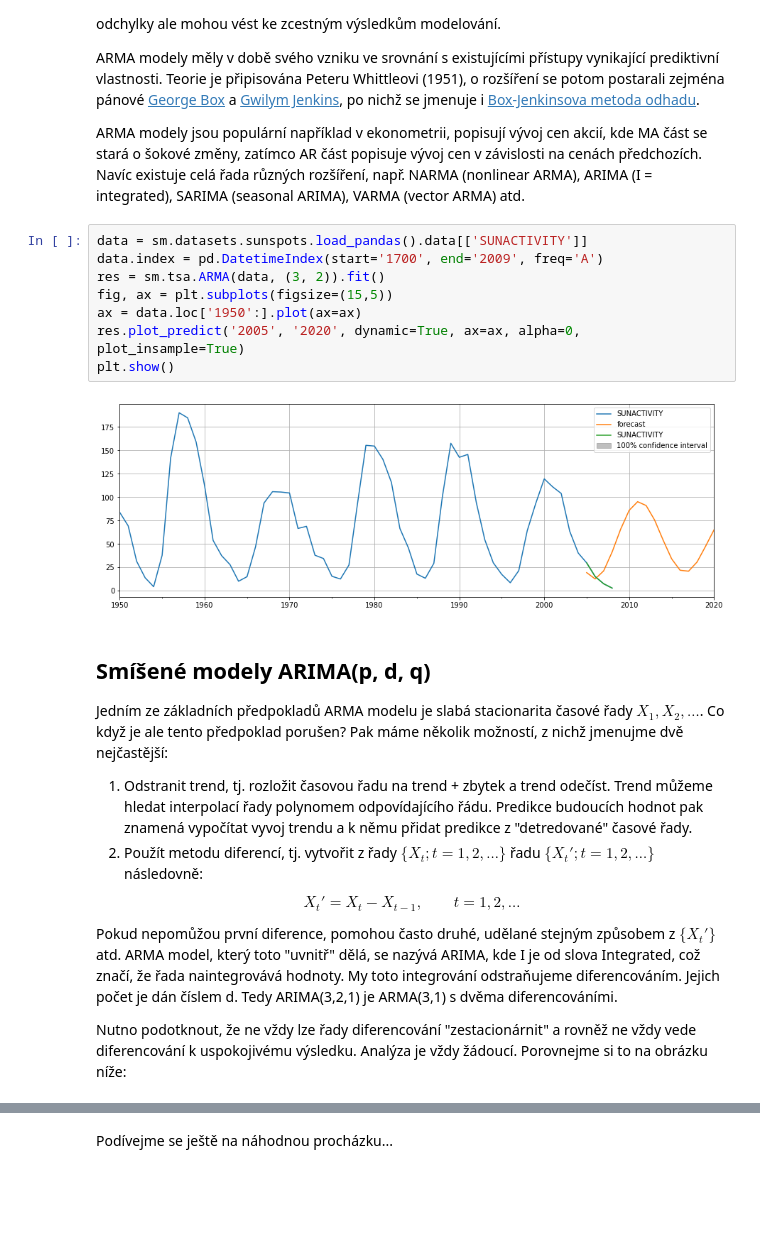
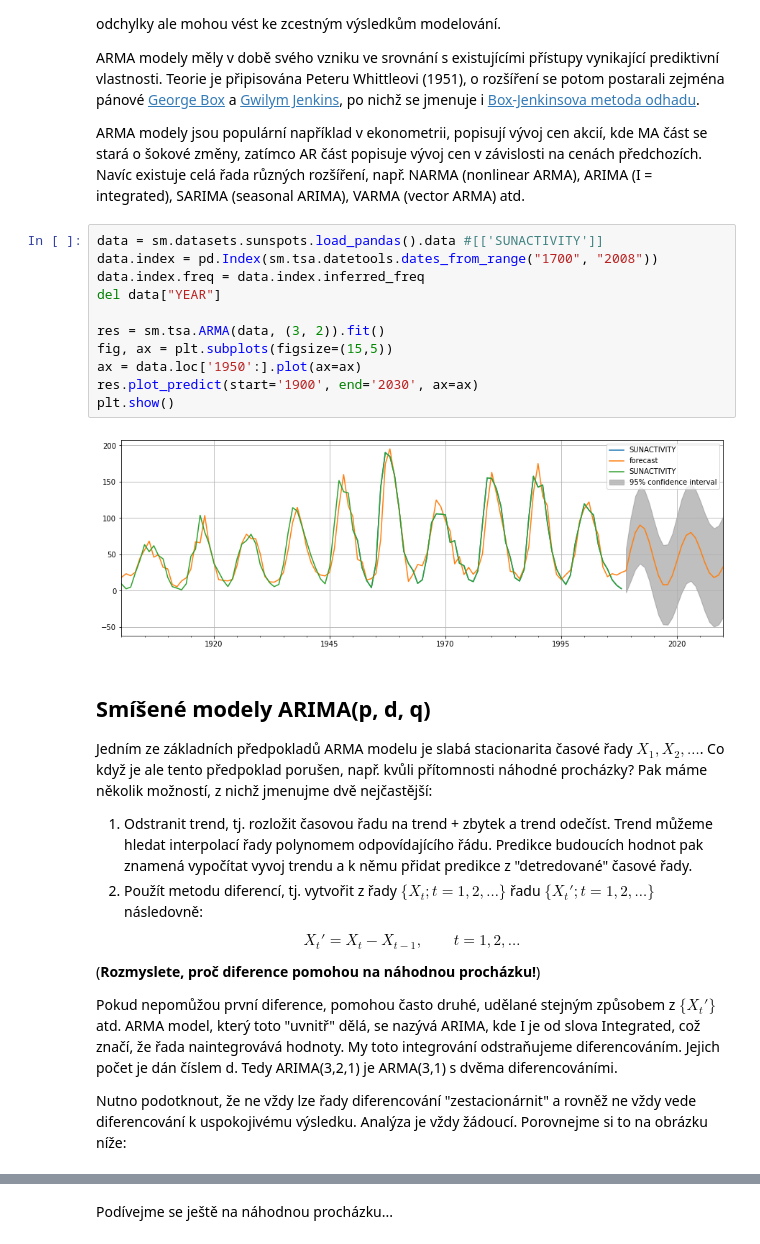
Before and after one commit to kamil-dedecius/mi-scr, a Jupyter notebook: prednasky/3.ipynb, the cells around one changed output, grey strips where cells are left out. Cells and saved outputs as stored; diff of their text form; blank space fills up the shorter version.

```diff
--- a/prednasky/3.ipynb
+++ b/prednasky/3.ipynb
@@ -235,19 +235,22 @@ ARMA modely měly v době svého vzniku ve srovnání s existujícími přístup
 
 ARMA modely jsou populární například v ekonometrii, popisují vývoj cen akcií, kde MA část se stará o šokové změny, zatímco AR část popisuje vývoj cen v závislosti na cenách předchozích. Navíc existuje celá řada různých rozšíření, např. NARMA (nonlinear ARMA), ARIMA (I = integrated), SARIMA (seasonal ARIMA), VARMA (vector ARMA) atd.
 # %%
-data = sm.datasets.sunspots.load_pandas().data[['SUNACTIVITY']]
-data.index = pd.DatetimeIndex(start='1700', end='2009', freq='A')
+data = sm.datasets.sunspots.load_pandas().data #[['SUNACTIVITY']]
+data.index = pd.Index(sm.tsa.datetools.dates_from_range("1700", "2008"))
+data.index.freq = data.index.inferred_freq
+del data["YEAR"]
+
 res = sm.tsa.ARMA(data, (3, 2)).fit()
 fig, ax = plt.subplots(figsize=(15,5))
 ax = data.loc['1950':].plot(ax=ax)
-res.plot_predict('2005', '2020', dynamic=True, ax=ax, alpha=0, plot_insample=True)
+res.plot_predict(start='1900', end='2030', ax=ax)
 plt.show()
 # %% [output]
-[figure, old version]
+[figure, new version]
 # %% [markdown]
 ## Smíšené modely ARIMA(p, d, q)
 
-Jedním ze základních předpokladů ARMA modelu je slabá stacionarita časové řady $X_1, X_2, \ldots$. Co když je ale tento předpoklad porušen? Pak máme několik možností, z nichž jmenujme dvě nejčastější:
+Jedním ze základních předpokladů ARMA modelu je slabá stacionarita časové řady $X_1, X_2, \ldots$. Co když je ale tento předpoklad porušen, např. kvůli přítomnosti náhodné procházky? Pak máme několik možností, z nichž jmenujme dvě nejčastější:
 
 1. Odstranit trend, tj. rozložit časovou řadu na trend + zbytek a trend odečíst. Trend můžeme hledat interpolací řady polynomem odpovídajícího řádu. Predikce budoucích hodnot pak znamená vypočítat vyvoj trendu a k němu přidat predikce z "detredované" časové řady.
 2. Použít metodu diferencí, tj. vytvořit z řady $\{X_t; t=1,2,\ldots\}$ řadu $\{X_{t}'; t=1,2,\ldots\}$ následovně:
@@ -256,6 +259,8 @@ $$
 X_{t}' = X_{t} - X_{t-1}, \qquad t = 1,2,\ldots
 $$
 
+(**Rozmyslete, proč diference pomohou na náhodnou procházku!**)
+
 Pokud nepomůžou první diference, pomohou často druhé, udělané stejným způsobem z $\{X_t'\}$ atd. ARMA model, který toto "uvnitř" dělá, se nazývá ARIMA, kde I je od slova Integrated, což značí, že řada naintegrovává hodnoty. My toto integrování odstraňujeme diferencováním. Jejich počet je dán číslem d. Tedy ARIMA(3,2,1) je ARMA(3,1) s dvěma diferencováními.
 
 Nutno podotknout, že ne vždy lze řady diferencování "zestacionárnit" a rovněž ne vždy vede diferencování k uspokojivému výsledku. Analýza je vždy žádoucí. Porovnejme si to na obrázku níže:
```
Also changed, not shown: parts of 12 cells of this notebook.
